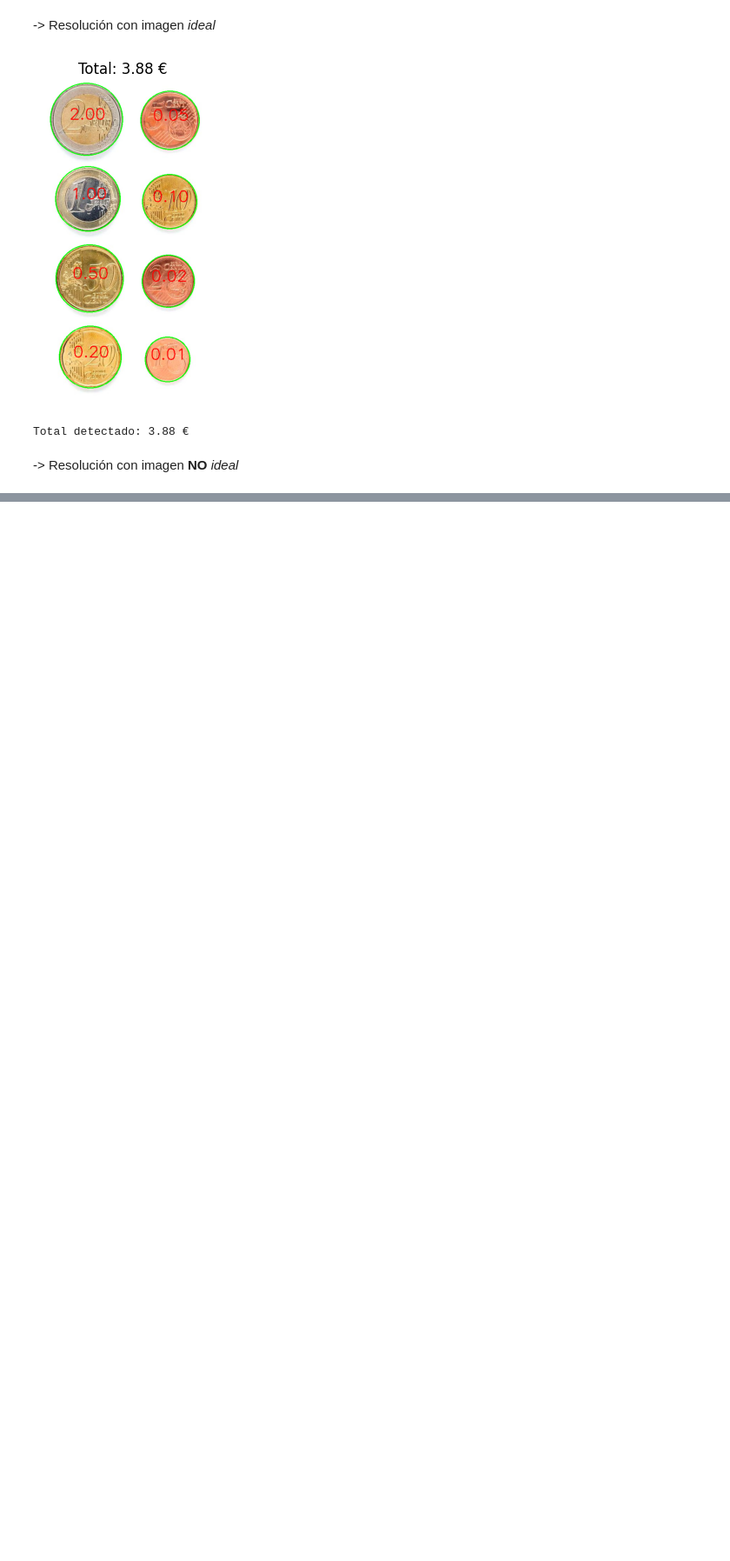
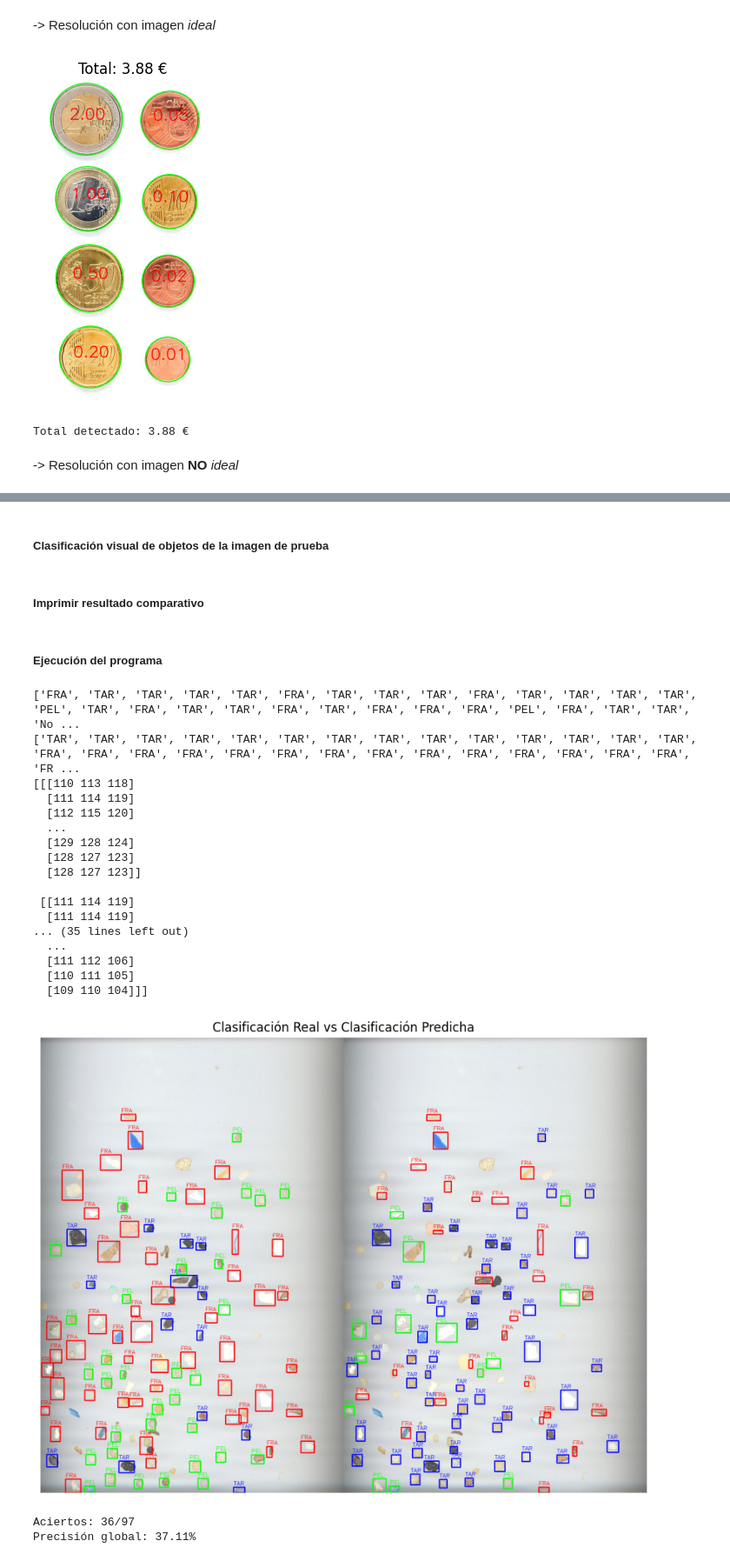
Before and after one commit to lauraheerrera/VC, a Jupyter notebook: Practica3/VC_P3.ipynb, the cells around one changed output, grey strips where cells are left out. Shown at 87% size. Saved outputs shown, nothing was run; the diff lists cells and outputs as text; code cells hidden in the pictures; blank space fills up the shorter version.

```diff
--- a/Practica3/VC_P3.ipynb
+++ b/Practica3/VC_P3.ipynb
@@ -336,0 +418,8 @@ Si no se quedan satisfechos con la segmentación obtenida, es el mundo real, tam
+# %%
+def entrenar_clasificador(imagenes_referencia):
+    vectores = {}
+    for clase, ruta in imagenes_referencia.items():
+        v = vector_caracteristicas_medio(ruta)
+        if v is not None:
+            vectores[clase] = v
+    return vectores
@@ -336,0 +447,2 @@ Si no se quedan satisfechos con la segmentación obtenida, es el mundo real, tam
+# %% [markdown]
+##### Clasificación visual de objetos de la imagen de prueba
@@ -336,0 +537,58 @@ Si no se quedan satisfechos con la segmentación obtenida, es el mundo real, tam
+# %% [markdown]
+##### Imprimir resultado comparativo
+# %%
+def mostrar_resultado_visual(y_true, y_pred, imagen_combined):
+    plt.figure(figsize=(16, 8))
+    plt.imshow(imagen_combined)
+    plt.title("Clasificación Real vs Clasificación Predicha")
+    plt.axis('off')
+    plt.savefig("salidas/comparacion_real_predicha.jpg", dpi=300, bbox_inches="tight")
+    plt.show()
+
+    aciertos = sum(np.array(y_true) == np.array(y_pred))
+    total = len(y_true)
+    precision_global = aciertos / total
+    print(f"\nAciertos: {aciertos}/{total}")
+    print(f"Precisión global: {precision_global * 100:.2f}%")
+# %% [markdown]
+##### Ejecución del programa
+# %%
+imagenes_ref = {
+        "FRA": "recursos/tarea2/FRA.png",
+        "PEL": "recursos/tarea2/PEL.png",
+        "TAR": "recursos/tarea2/TAR.png"
+}
+
+imagen_test="recursos/tarea2/MPs_test.jpg"
+anotaciones_csv="recursos/tarea2/MPs_test_bbs.csv"
+
+mean_vectors = entrenar_clasificador(imagenes_ref)
+mean_vectors_norm, scaler, weights = preparar_referencias(mean_vectors)
+
+y_true, y_pred, combined = clasificar_imagen_con_anotaciones(
+    imagen_test, anotaciones_csv, mean_vectors_norm, scaler, weights
+)
+
+clases = list(imagenes_ref.keys())
+mostrar_resultado_visual(y_true, y_pred, combined)
+# %% [output]
+['FRA', 'TAR', 'TAR', 'TAR', 'TAR', 'FRA', 'TAR', 'TAR', 'TAR', 'FRA', 'TAR', 'TAR', 'TAR', 'TAR', 'PEL', 'TAR', 'FRA', 'TAR', 'TAR', 'FRA', 'TAR', 'FRA', 'FRA', 'FRA', 'PEL', 'FRA', 'TAR', 'TAR', 'No ...
+['TAR', 'TAR', 'TAR', 'TAR', 'TAR', 'TAR', 'TAR', 'TAR', 'TAR', 'TAR', 'TAR', 'TAR', 'TAR', 'TAR', 'FRA', 'FRA', 'FRA', 'FRA', 'FRA', 'FRA', 'FRA', 'FRA', 'FRA', 'FRA', 'FRA', 'FRA', 'FRA', 'FRA', 'FR ...
+[[[110 113 118]
+  [111 114 119]
+  [112 115 120]
+  ...
+  [129 128 124]
+  [128 127 123]
+  [128 127 123]]
+
+ [[111 114 119]
+  [111 114 119]
+... (35 lines left out)
+  ...
+  [111 112 106]
+  [110 111 105]
+  [109 110 104]]]
+[figure, added]
+Aciertos: 36/97
+Precisión global: 37.11%
```
Also changed, not shown: parts of 11 cells of this notebook, 1 other file.
